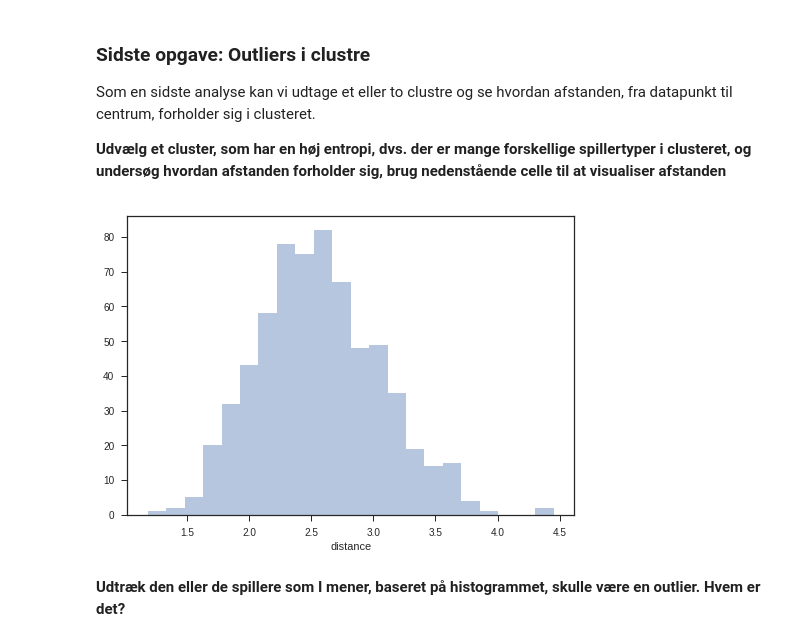
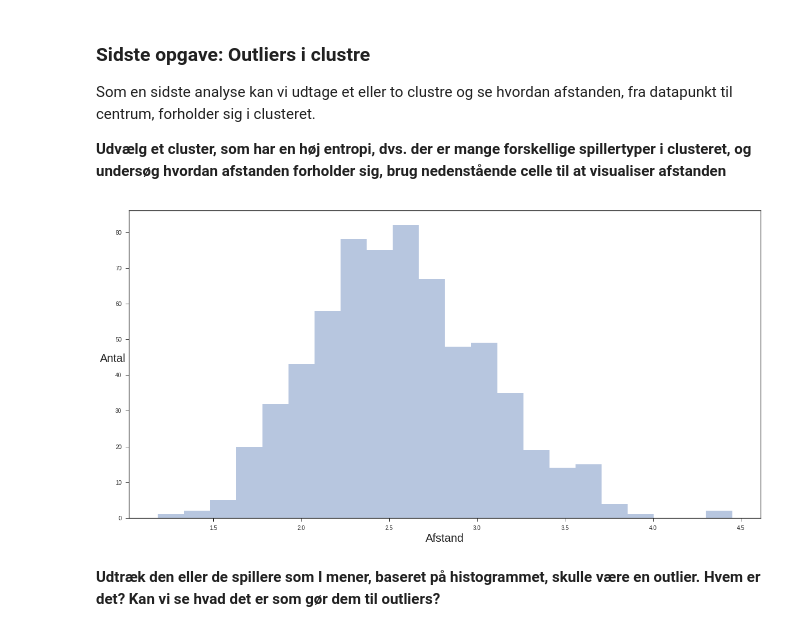
Before and after one commit to mssalvador/Fifa2018, a Jupyter notebook: Teknisk Tirsdag Tutorial (Un-Supervised).ipynb, the cells around one changed output. Saved outputs shown, nothing was run; the diff lists cells and outputs as text; code cells hidden in the pictures.

```diff
--- a/Teknisk Tirsdag Tutorial (Un-Supervised).ipynb
+++ b/Teknisk Tirsdag Tutorial (Un-Supervised).ipynb
@@ -524,13 +516,16 @@ __Udvælg et cluster, som har en høj entropi, dvs. der er mange forskellige spi
 # %%
 n_cluster = None #INDSÆT ET CLUSTERTAL HER
 entropi_position_df[entropi_position_df['prediction'] == 6]['distance']
-
-sb.distplot(entropi_position_df[entropi_position_df['prediction'] == 6]['distance'], kde=False)
+fig = plt.figure(figsize=(20, 10))
+ax = fig.gca()
+sb.distplot(entropi_position_df[entropi_position_df['prediction'] == 6]['distance'], kde=False, ax=ax)
+ax.set_xlabel('Afstand', fontsize= 20)
+ax.set_ylabel('Antal', rotation='horizontal', fontsize= 20)
 plt.show()
 # %% [output]
-[figure, old version]
+[figure, new version]
 # %% [markdown]
-__Udtræk den eller de spillere som I mener, baseret på histogrammet, skulle være en outlier. Hvem er det?__
+__Udtræk den eller de spillere som I mener, baseret på histogrammet, skulle være en outlier. Hvem er det? Kan vi se hvad det er som gør dem til outliers?__
 # %%
 distance_boundary = None #INDSÆT ET AFSTANDSMÅL HER
 
```
Also changed, not shown: parts of 11 cells of this notebook.
